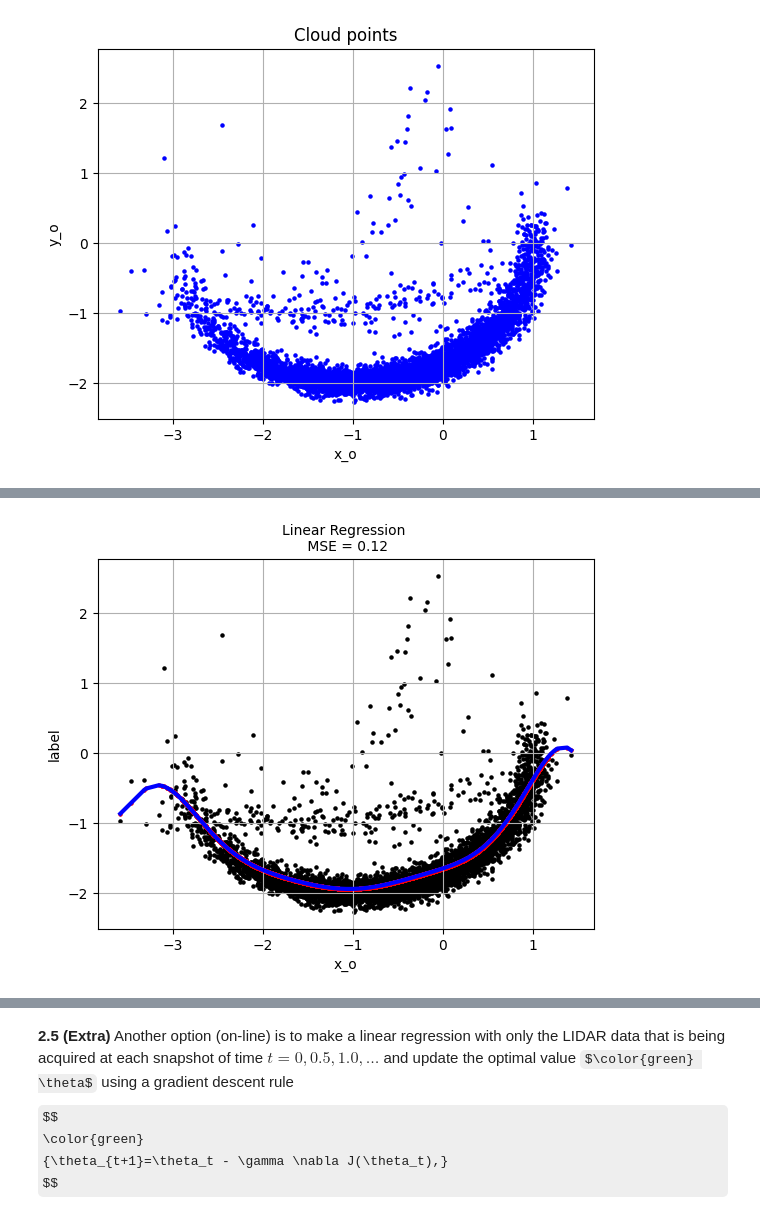
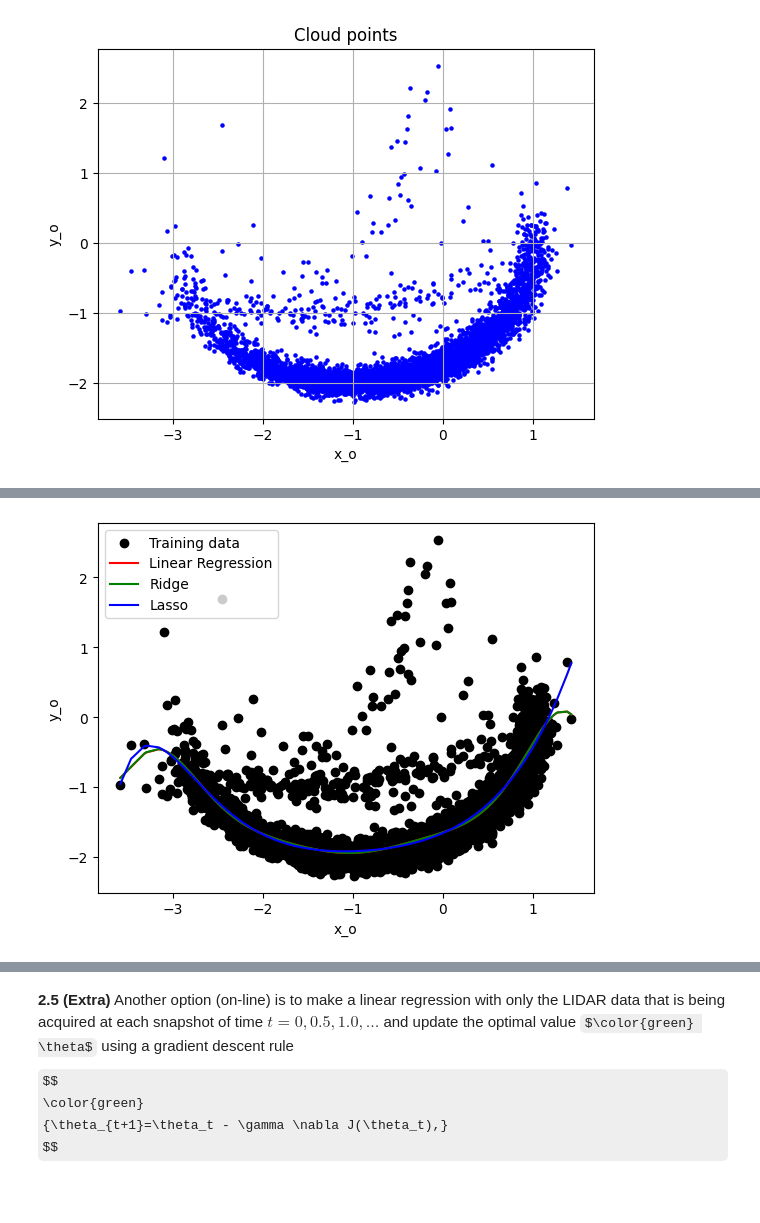
Before and after one commit to FilippoComastri/Project_ML1, a Jupyter notebook: ML_project1.ipynb, the cells around one changed output, grey strips where cells are left out. Drawn from its saved outputs; the diff is of its cells as text; code cells hidden in the pictures; some formulas as TeX source.

```diff
--- a/ML_project1.ipynb
+++ b/ML_project1.ipynb
@@ -732,79 +681,53 @@ from sklearn.metrics import mean_squared_error, r2_score
 from sklearn.preprocessing import PolynomialFeatures
 from sklearn.linear_model import Ridge, Lasso
 
-
-
 nb_degree=10
 polynomial_feats = PolynomialFeatures(degree=nb_degree)
 X_TRANSF = polynomial_feats.fit_transform(np.array(x_o).reshape(len(x_o),1))
 Y = np.array(y_o).reshape(len(y_o),1)
 
 # LINEAR REGRESSION
-model = linear_model.LinearRegression()
-model.fit(X_TRANSF[:,1:11], Y)
-Y_predict = model.predict(X_TRANSF[:,1:11])
-MSE = mean_squared_error(Y,Y_predict)
-print("===== LINEAR REGRESSION =====")
-print("MSE (Linear Regression Model):", MSE)
-print("Coef = ", model.coef_)
-print("Intercept = ", model.intercept_)
-
-plt.scatter(x_o, Y, color="black",s=5)
-plt.scatter(x_o,Y_predict,color="red",s=5)
-plt.plot(x_o, Y_predict,  color="blue", linewidth=3)
-plt.grid()
-
-title = 'MSE = {}'.format(round(MSE,2))
-plt.title("Linear Regression \n " + title, fontsize=10)
-plt.xlabel('x_o')
-plt.ylabel('label')
-plt.show()
+lin_reg = linear_model.LinearRegression()
+lin_reg.fit(X_TRANSF[:,1:11], Y)
+Y_predict_lr = lin_reg.predict(X_TRANSF[:,1:11])
+MSE = mean_squared_error(Y,Y_predict_lr)
+print("=== LINEAR REGRESSION ===")
+print("MSE (Linear Regression):", MSE)
+print("Intercept = ", lin_reg.intercept_)
+print("Coef = ", lin_reg.coef_)
+print('\n')
 
 # Using Ridge
 alpha_ridge = 0.1
-model = Ridge(alpha_ridge)
-model.fit(X_TRANSF[:,1:11], Y)
-Y_predict = model.predict(X_TRANSF[:,1:11])
-MSE = mean_squared_error(Y,Y_predict)
-
+ridge = Ridge(alpha_ridge)
+ridge.fit(X_TRANSF[:,1:11], Y)
+Y_predict_ridge = ridge.predict(X_TRANSF[:,1:11])
+MSE = mean_squared_error(Y,Y_predict_ridge)
 print("===== RIDGE =====")
 print("MSE (Ridge Model):",MSE)
-print("Coef = ", model.coef_)
-print("Intercept = ", model.intercept_)
-
-plt.scatter(x_o, Y, color="black",s=5)
-plt.scatter(x_o,Y_predict,color="red",s=5)
-plt.plot(x_o, Y_predict,  color="blue", linewidth=3)
-plt.grid()
-
-title = 'MSE = {}\n'.format(round(MSE,2))
-alpha = 'alpha = {}'.format(alpha_ridge)
-plt.title("Ridge \n " + title + alpha, fontsize=10)
-plt.xlabel('x_o')
-plt.ylabel('label')
-plt.show()
+print("Intercept = ", ridge.intercept_)
+print("Coef = ", ridge.coef_)
+print('\n')
 
 # Using Lasso
 alpha_lasso = 0.001
-model = Lasso(alpha_lasso)
-model.fit(X_TRANSF[:,1:11], Y)
-Y_predict = model.predict(X_TRANSF[:,1:11])
-MSE = mean_squared_error(Y,Y_predict)
+lasso = Lasso(alpha_lasso)
+lasso.fit(X_TRANSF[:,1:11], Y)
+Y_predict_lasso = lasso.predict(X_TRANSF[:,1:11])
+MSE = mean_squared_error(Y,Y_predict_lasso)
 
 print("===== LASSO =====")
 print("MSE (Lasso Model):", MSE)
-print("Coef = ", model.coef_)
-print("Intercept = ", model.intercept_)
+print("Coef = ", lasso.coef_)
+print("Intercept = ", lasso.intercept_)
+print('\n')
 
-plt.scatter(x_o, Y, color="black",s=5)
-plt.scatter(x_o,Y_predict,color="red",s=5)
-plt.plot(x_o, Y_predict,  color="blue", linewidth=3)
-plt.grid()
-
-title = 'MSE = {}\n'.format(round(MSE,2))
-alpha = 'Alpha = {}'.format(alpha_lasso)
-plt.title("Lasso \n " + title + alpha, fontsize=10)
 plt.xlabel('x_o')
-plt.ylabel('label')
+plt.ylabel('y_o')
+plt.scatter(x_o,y_o,color='black',label='Training data')
+plt.plot(x_o,Y_predict_lr,color='r',label='Linear Regression')
+plt.plot(x_o,Y_predict_ridge,color='g',label='Ridge')
+plt.plot(x_o,Y_predict_lasso,color='b',label='Lasso')
+plt.legend()
 plt.show()
 # %% [output]
@@ -816 +752 @@ Intercept =  [-1.65055228]
-[figure, old version]
+[figure, new version]
```
Also changed, not shown: parts of 7 cells of this notebook.
